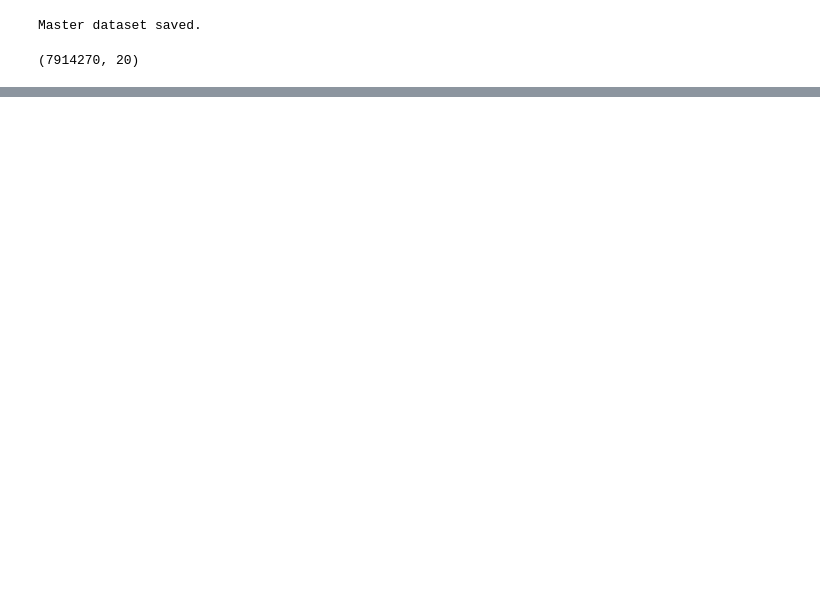
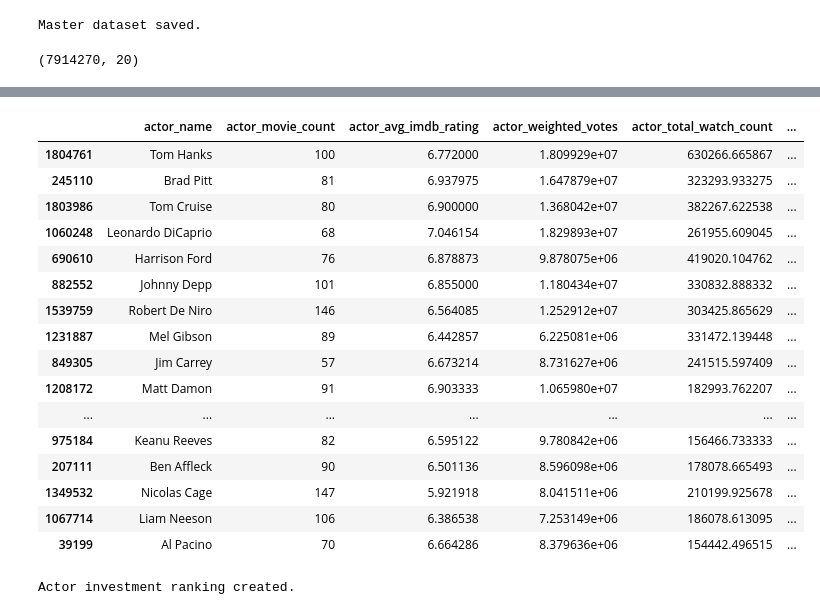
Before and after one commit to tejfaster/My-Movies, a Jupyter notebook: notebooks/imdb_master_dataset.ipynb, the cells around one changed output, grey strips where cells are left out. Drawn from its saved outputs; the diff is of its cells as text; code cells hidden in the pictures; blank space fills up the shorter version.

Commit message:
v2 Phase 3 complete: Built actor and genre investment intelligence system with role weighting, recency scoring, and future investment rankings

```diff
--- a/notebooks/imdb_master_dataset.ipynb
+++ b/notebooks/imdb_master_dataset.ipynb
@@ -303,0 +636,6 @@ master.shape
+# %%
+actor_features = actor_features[
+    (actor_features["actor_movie_count"] >= 3) & (actor_features["career_length"] >= 2)
+]
+
+actor_features.shape
@@ -303,0 +660,5 @@ master.shape
+# %%
+current_year = 2025
+actor_features["recency_score"] = (
+    1/(current_year - actor_features["career_latest_year"] + 1)
+)
@@ -303,0 +675,51 @@ master.shape
+# %%
+import numpy as np
+
+actor_features["norm_movie_count"] = np.log1p(actor_features["actor_movie_count"])
+actor_features["norm_weighted_votes"] = np.log1p(actor_features["actor_weighted_votes"])
+actor_features["norm_weighted_watch"] = np.log1p(actor_features["actor_total_watch_count"])
+actor_features["norm_career_length"] = actor_features["career_length"]
+actor_features["norm_rating"] = actor_features["actor_avg_imdb_rating"]
+# %%
+actor_features["actor_investment_score"] = (
+
+    0.30 * actor_features["norm_weighted_watch"] +
+    0.25 * actor_features["norm_weighted_votes"] +
+    0.20 * actor_features["norm_rating"] +
+    0.15 * actor_features["recency_score"] +
+    0.10 * actor_features["norm_movie_count"]
+
+)
+# %%
+actor_features= actor_features.sort_values(
+    "actor_investment_score",
+    ascending=False
+)
+
+actor_features.head(20)
+# %% [output]
+|  | actor_name | actor_movie_count | actor_avg_imdb_rating | actor_weighted_votes | actor_total_watch_count | ... |
+| 1804761 | Tom Hanks | 100 | 6.772000 | 1.809929e+07 | 630266.665867 | ... |
+| 245110 | Brad Pitt | 81 | 6.937975 | 1.647879e+07 | 323293.933275 | ... |
+| 1803986 | Tom Cruise | 80 | 6.900000 | 1.368042e+07 | 382267.622538 | ... |
+| 1060248 | Leonardo DiCaprio | 68 | 7.046154 | 1.829893e+07 | 261955.609045 | ... |
+| 690610 | Harrison Ford | 76 | 6.878873 | 9.878075e+06 | 419020.104762 | ... |
+| 882552 | Johnny Depp | 101 | 6.855000 | 1.180434e+07 | 330832.888332 | ... |
+| 1539759 | Robert De Niro | 146 | 6.564085 | 1.252912e+07 | 303425.865629 | ... |
+| 1231887 | Mel Gibson | 89 | 6.442857 | 6.225081e+06 | 331472.139448 | ... |
+| 849305 | Jim Carrey | 57 | 6.673214 | 8.731627e+06 | 241515.597409 | ... |
+| 1208172 | Matt Damon | 91 | 6.903333 | 1.065980e+07 | 182993.762207 | ... |
+| ... | ... | ... | ... | ... | ... | ... |
+| 975184 | Keanu Reeves | 82 | 6.595122 | 9.780842e+06 | 156466.733333 | ... |
+| 207111 | Ben Affleck | 90 | 6.501136 | 8.596098e+06 | 178078.665493 | ... |
+| 1349532 | Nicolas Cage | 147 | 5.921918 | 8.041511e+06 | 210199.925678 | ... |
+| 1067714 | Liam Neeson | 106 | 6.386538 | 7.253149e+06 | 186078.613095 | ... |
+| 39199 | Al Pacino | 70 | 6.664286 | 8.379636e+06 | 154442.496515 | ... |
+# %%
+actor_features.to_csv(
+    output_dir / "actor_investment_ranking.csv",
+    index=False
+)
+print("Actor investment ranking created.")
+# %% [output]
+Actor investment ranking created.
```
Also changed, not shown: parts of 62 cells of this notebook.
